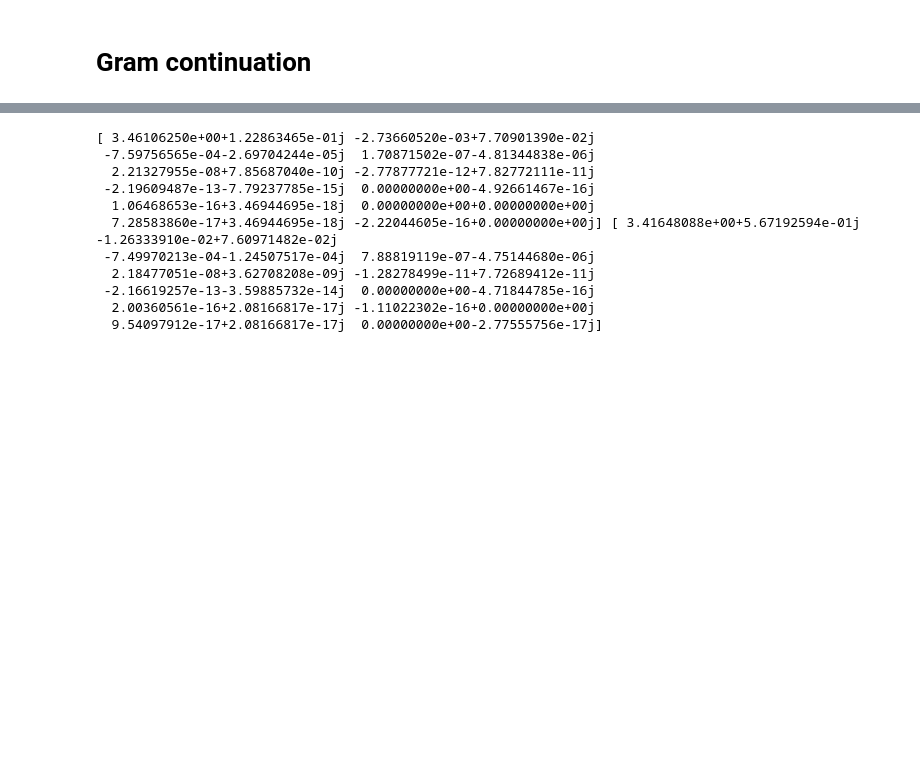
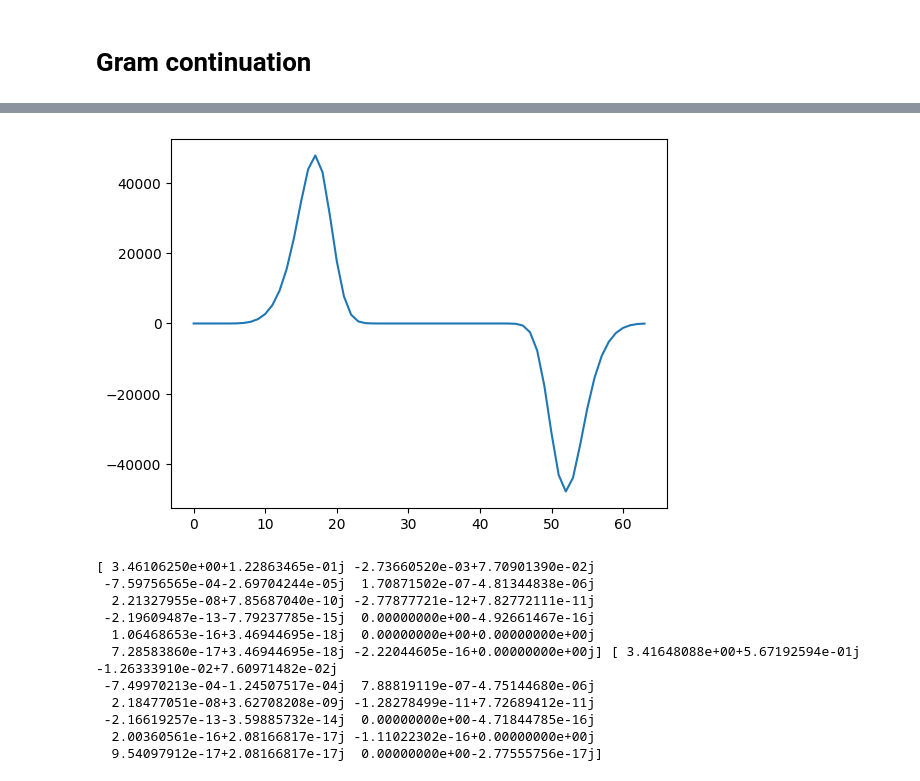
Before and after one commit to KunkelAlexander/fdm-hybrid-scheme, a Jupyter notebook: demonstration/GramContinuation.ipynb, the cells around one changed output, grey strips where cells are left out. Cells and saved outputs as stored; diff of their text form; code cells hidden in the pictures; blank space fills up the shorter version.

```diff
--- a/demonstration/GramContinuation.ipynb
+++ b/demonstration/GramContinuation.ipynb
@@ -5,7 +5,7 @@ import matplotlib.pyplot as plt
 import numpy as np
 import scipy
 
-nD    = 12
+nD    = 14
 nd    = 28
 g     = 63
 Gamma = 150
@@ -14,3 +14,26 @@ Fe = F[:nD, :]
 Fo = F[nD:, :]
 Pl = np.fromfile(f"/home/calab912/Documents/fdm-hybrid-scheme/demonstration/Pleft_nD={nD}.bin").reshape(nD, nD)
 Pr = np.fromfile(f"/home/calab912/Documents/fdm-hybrid-scheme/demonstration/Pright_nD={nD}.bin").reshape(nD, nD)
+
+def printCMatrix(mat, name):
+    n, m = mat.shape
+    print(f"const real {name}[{n}][{m}] = ", end="")
+    print("{")
+    for i in range(n):
+        print("{", end="")
+        for j in range(m):
+            print(f"{mat[i,j]:10.64f}", end="")
+            if j != m - 1:
+                print(", ", end="")
+
+
+        print("}", end=",\n")
+    print("}", end="")
+
+printCMatrix(Fe, "Fe")
+print("")
+printCMatrix(Fo, "Fo")
+print("")
+printCMatrix(Pl, "Pl")
+print("")
+printCMatrix(Pr, "Pr")
@@ -31,3 +72,9 @@ plt.show()
+# %%
+i = 5
+plt.plot((Fe[i, :] + Fo[i, :])/2)
+plt.show()
+# %% [output]
+[figure, added]
 # %%
 
 n      = 10
```
Also changed, not shown: parts of 2 cells of this notebook, 8 other files.
